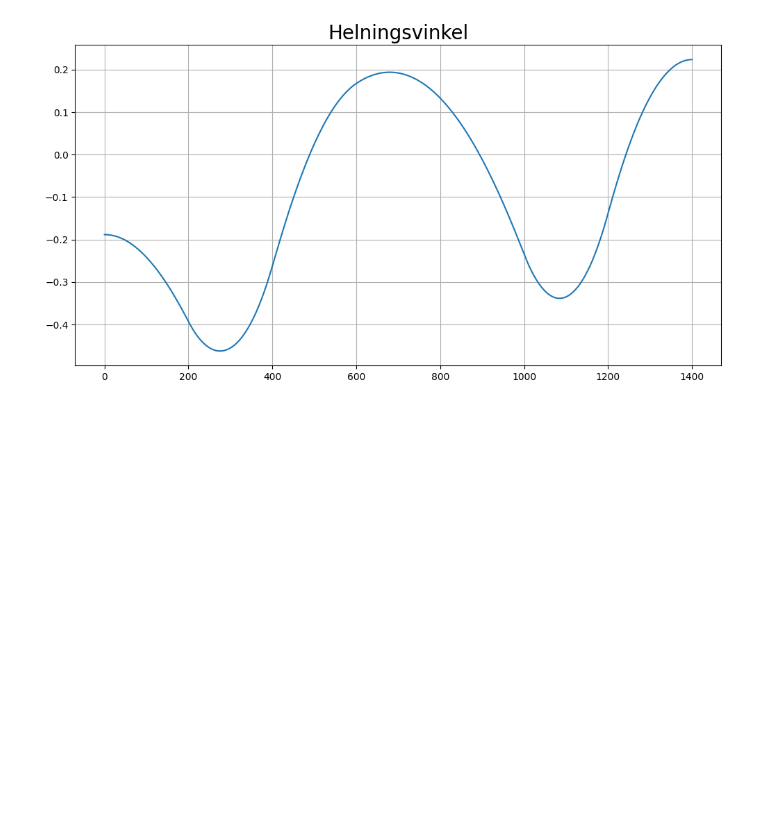
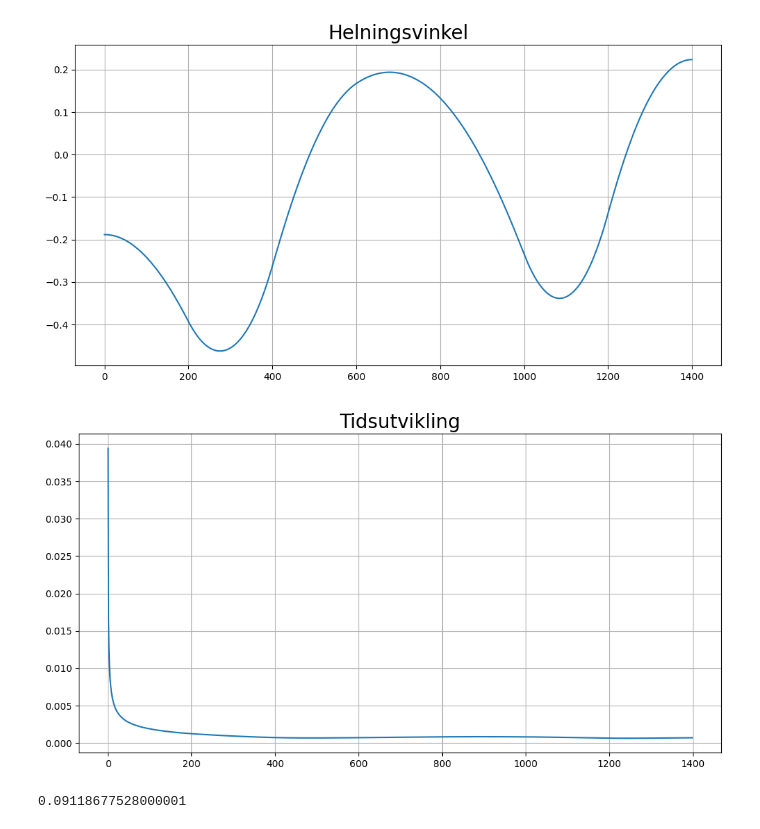
Before and after one commit to Th3o4oR/fysikk-lab, a Jupyter notebook: lab.ipynb, the cells around one changed output. Cells and saved outputs as stored; diff of their text form; code cells hidden in the pictures; blank space fills up the shorter version.

Commit message:
Tidsutvikling, kinetisk energi og normalkraft.
Co-authored-by: arnsteinm <arnsteinm@users.noreply.github.com>
Co-authored-by: Sverre Stalsberg <sversta@stud.ntnu.no>

```diff
--- a/lab.ipynb
+++ b/lab.ipynb
@@ -68,3 +68,11 @@ plt.grid()
 plt.show()
 # %% [output]
 [figure]
+# %%
+# Tidsutvikling
+def dt(n):
+    dx = 0.001 # mm -> m
+    fart = kfart(y[n])
+    fart_next = kfart(y[n+1])
+    return (2 * dx) / ((fart + fart_next) * abs(np.cos(helning(dy[n]))))
+dt_arr = [dt(i) for i in range(0, len(x)-1)]
@@ -70,0 +82,18 @@ plt.show()
+# %%
+# Plot av tidsutvikling
+baneform = plt.figure('y(x)',figsize=(12,6))
+plt.title('Tidsutvikling', fontsize=20)
+plt.plot(x[:-1], dt_arr)
+plt.grid()
+
+plt.show()
+# %% [output]
+[figure, added]
+# %%
+# Utregning av kinetisk energi i sluttpunktet
+m = 0.031
+c = 2 / 5
+E = (1+c)*m*kfart(cs(x[-1])/1000)**2/2
+print(E)
+# %% [output]
+0.09118677528000001
```
Also changed, not shown: parts of 3 cells of this notebook.
